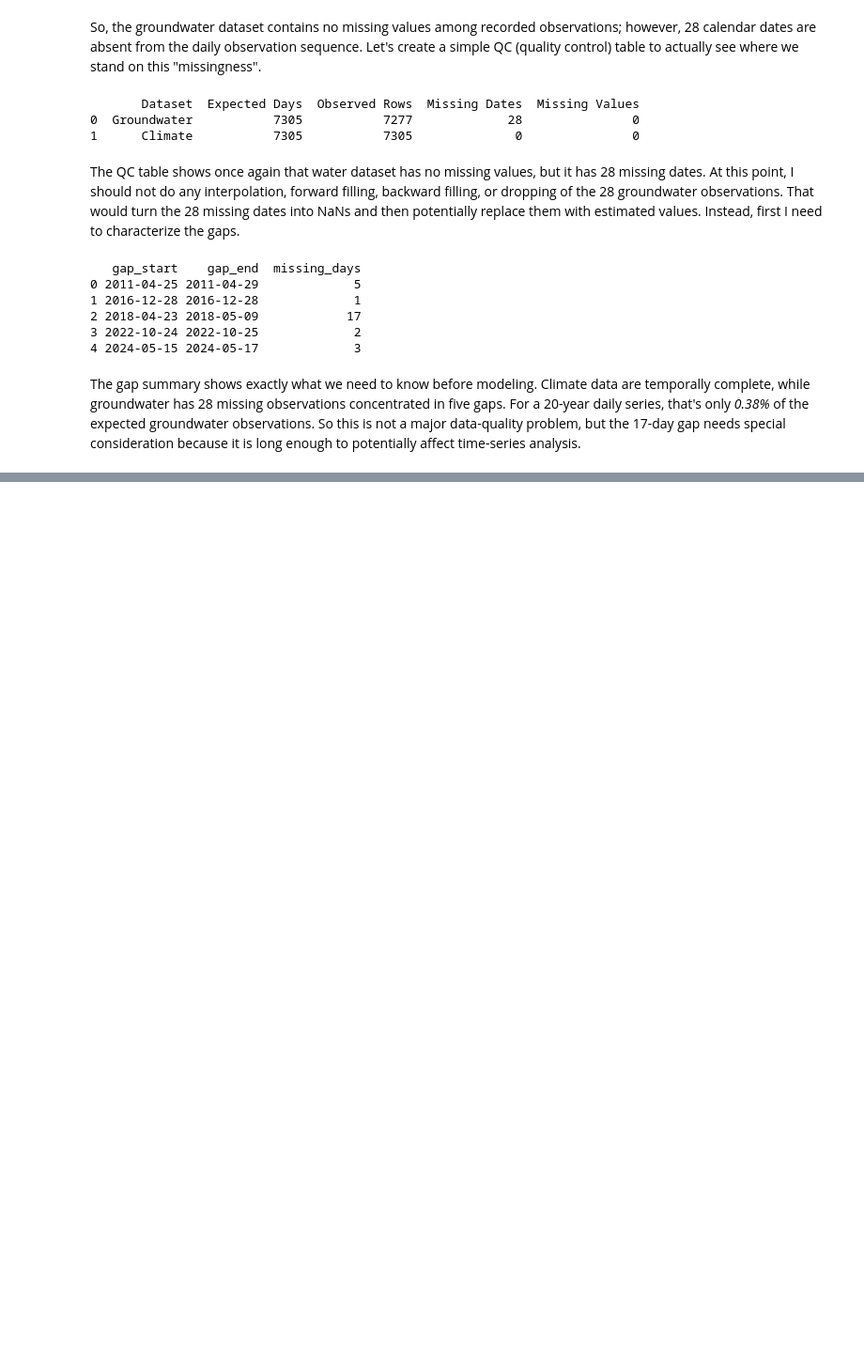
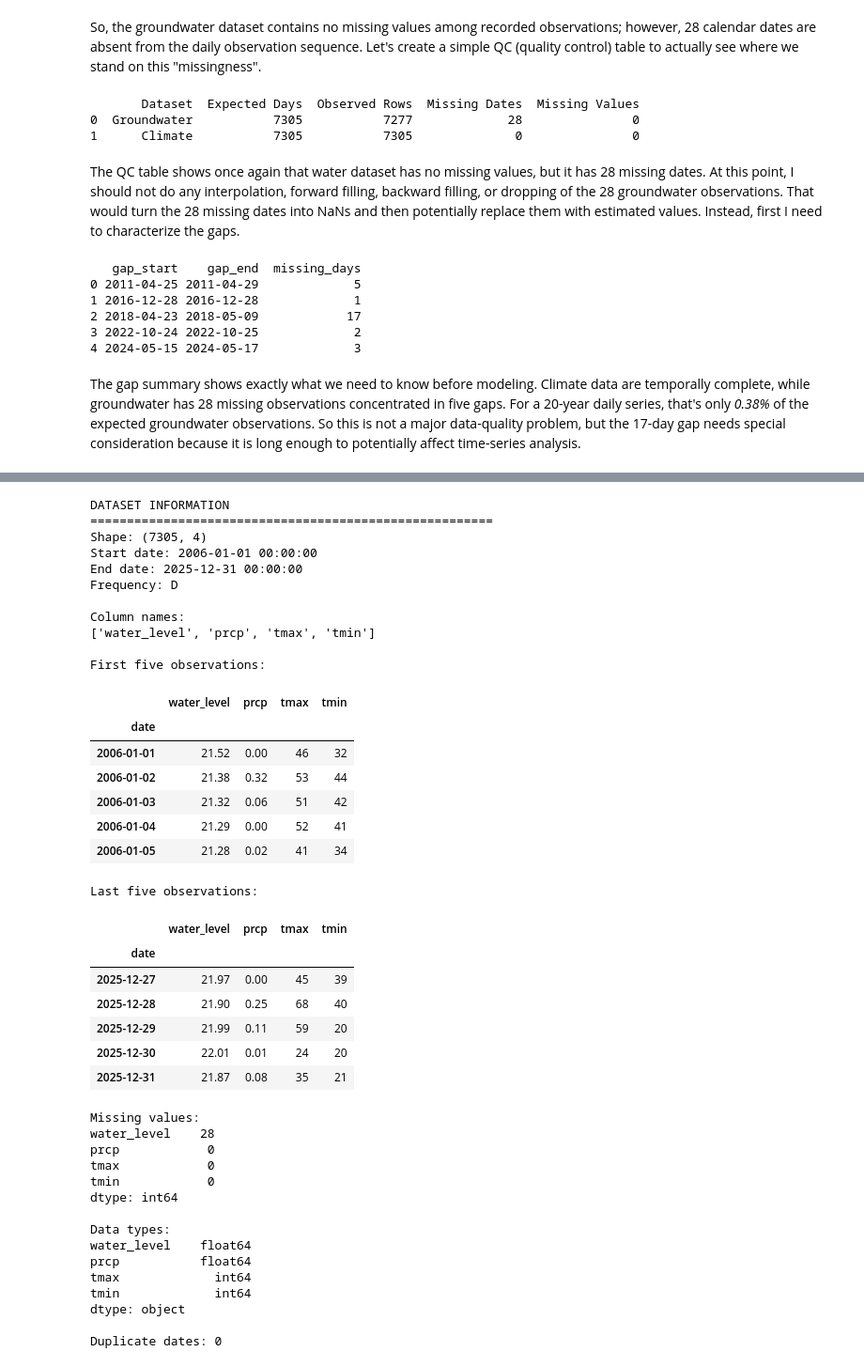
Before and after one commit to Yarek81/Predicting-Groundwater-Levels-Time-Series-Analysis, a Jupyter notebook: Predicting_Groundwater_Levels_with_ML.ipynb, the cells around one changed output, grey strips where cells are left out. Shown at 94% size. Saved outputs shown, nothing was run; the diff lists cells and outputs as text; code cells hidden in the pictures; blank space fills up the shorter version.

```diff
--- a/Predicting_Groundwater_Levels_with_ML.ipynb
+++ b/Predicting_Groundwater_Levels_with_ML.ipynb
@@ -215,0 +275,71 @@ The gap summary shows exactly what we need to know before modeling. Climate data
+# %%
+# ============================================================
+# VERIFY MERGED DATASET
+# ============================================================
+
+print("DATASET INFORMATION")
+print("=" * 55)
+
+print("Shape:", df.shape)
+print("Start date:", df.index.min())
+print("End date:", df.index.max())
+print("Frequency:", pd.infer_freq(df.index))
+
+print("\nColumn names:")
+print(df.columns.tolist())
+
+print("\nFirst five observations:")
+display(df.head())
+
+print("\nLast five observations:")
+display(df.tail())
+
+print("\nMissing values:")
+print(df.isna().sum())
+
+print("\nData types:")
+print(df.dtypes)
+
+print("\nDuplicate dates:", df.index.duplicated().sum())
+# %% [output]
+DATASET INFORMATION
+=======================================================
+Shape: (7305, 4)
+Start date: 2006-01-01 00:00:00
+End date: 2025-12-31 00:00:00
+Frequency: D
+
+Column names:
+['water_level', 'prcp', 'tmax', 'tmin']
+
+First five observations:
+|  | water_level | prcp | tmax | tmin |
+| date |  |  |  |  |
+| 2006-01-01 | 21.52 | 0.00 | 46 | 32 |
+| 2006-01-02 | 21.38 | 0.32 | 53 | 44 |
+| 2006-01-03 | 21.32 | 0.06 | 51 | 42 |
+| 2006-01-04 | 21.29 | 0.00 | 52 | 41 |
+| 2006-01-05 | 21.28 | 0.02 | 41 | 34 |
+Last five observations:
+|  | water_level | prcp | tmax | tmin |
+| date |  |  |  |  |
+| 2025-12-27 | 21.97 | 0.00 | 45 | 39 |
+| 2025-12-28 | 21.90 | 0.25 | 68 | 40 |
+| 2025-12-29 | 21.99 | 0.11 | 59 | 20 |
+| 2025-12-30 | 22.01 | 0.01 | 24 | 20 |
+| 2025-12-31 | 21.87 | 0.08 | 35 | 21 |
+Missing values:
+water_level    28
+prcp            0
+tmax            0
+tmin            0
+dtype: int64
+
+Data types:
+water_level    float64
+prcp           float64
+tmax             int64
+tmin             int64
+dtype: object
+
+Duplicate dates: 0
```
Also changed, not shown: parts of 7 cells of this notebook, 2 other files.
